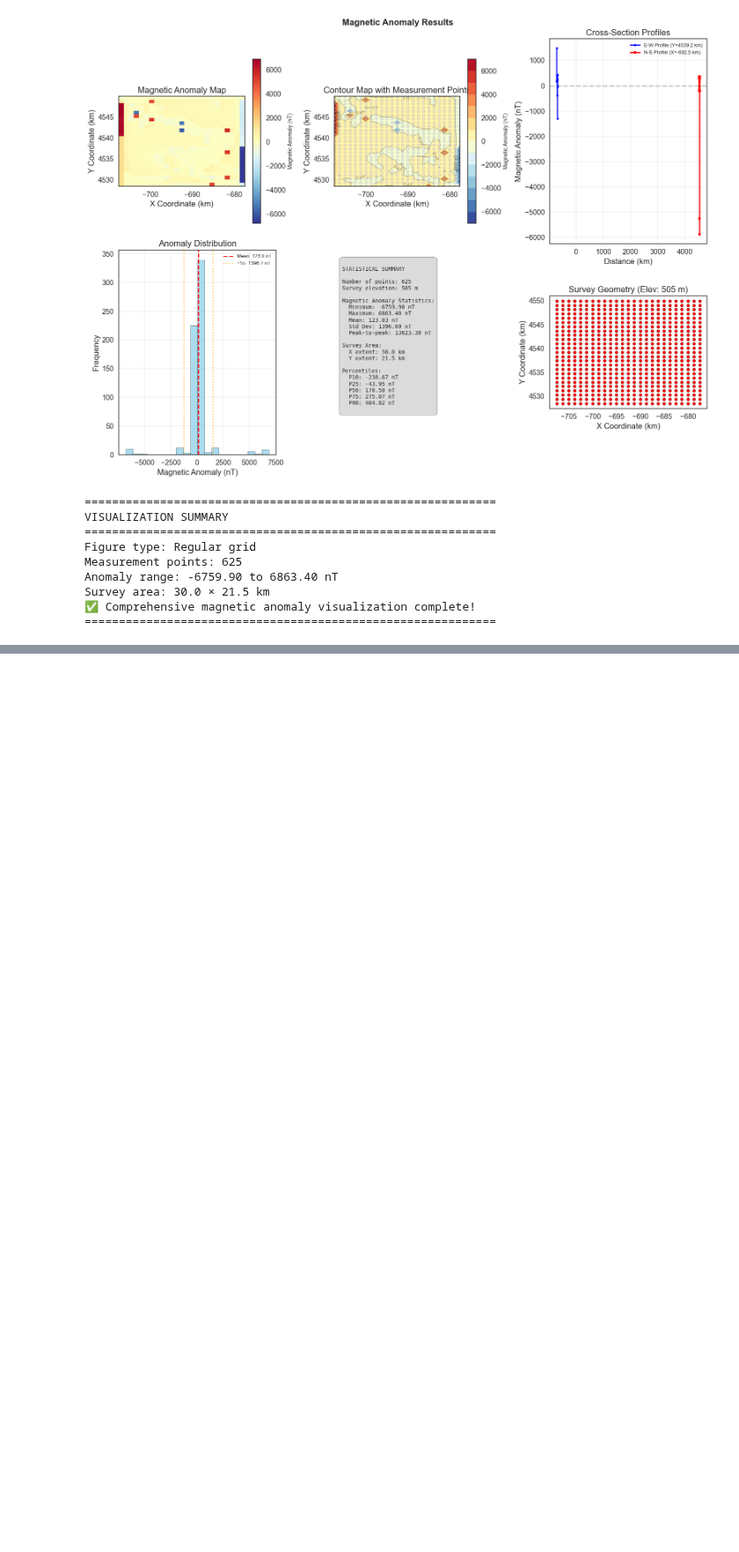
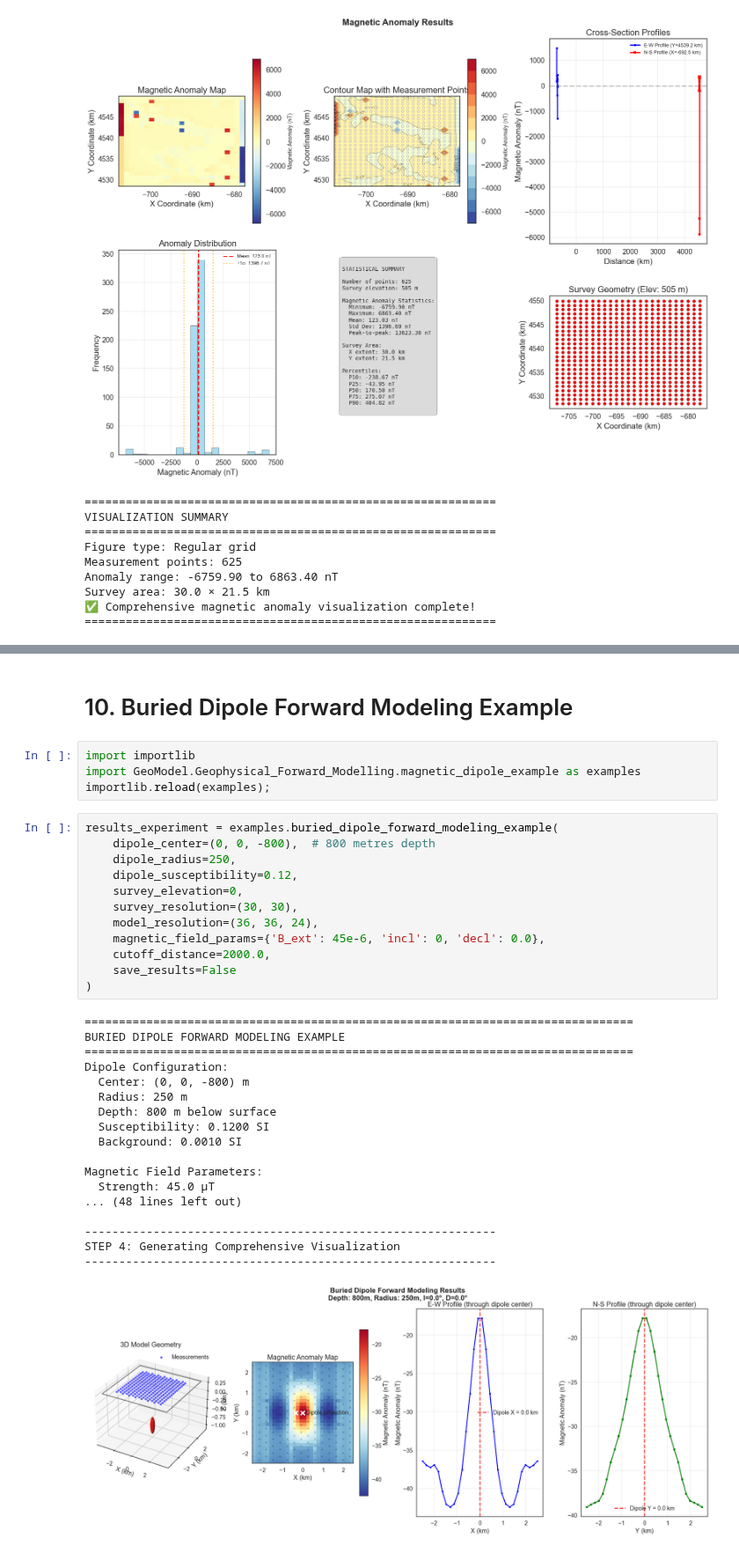
Before and after one commit to terranigma-solutions/Mineye-Terranigma, a Jupyter notebook: GeoModel/Geophysical_Forward_Modelling/forward_modelling_magnetics.ipynb, the cells around one changed output, grey strips where cells are left out. Shown at 88% size. Saved outputs shown, nothing was run; the diff lists cells and outputs as text; blank space fills up the shorter version.

Commit message:
Created consistend simple magnetic dipole example.

```diff
--- a/GeoModel/Geophysical_Forward_Modelling/forward_modelling_magnetics.ipynb
+++ b/GeoModel/Geophysical_Forward_Modelling/forward_modelling_magnetics.ipynb
@@ -716,0 +260,37 @@ Visualizing model...
+# %% [markdown]
+# 10. Buried Dipole Forward Modeling Example
+# %%
+import importlib
+import GeoModel.Geophysical_Forward_Modelling.magnetic_dipole_example as examples
+importlib.reload(examples);
+# %%
+results_experiment = examples.buried_dipole_forward_modeling_example(
+    dipole_center=(0, 0, -800),  # 800 metres depth
+    dipole_radius=250,
+    dipole_susceptibility=0.12,
+    survey_elevation=0,
+    survey_resolution=(30, 30),
+    model_resolution=(36, 36, 24),
+    magnetic_field_params={'B_ext': 45e-6, 'incl': 0, 'decl': 0.0},
+    cutoff_distance=2000.0,
+    save_results=False
+)
+# %% [output]
+================================================================================
+BURIED DIPOLE FORWARD MODELING EXAMPLE
+================================================================================
+Dipole Configuration:
+  Center: (0, 0, -800) m
+  Radius: 250 m
+  Depth: 800 m below surface
+  Susceptibility: 0.1200 SI
+  Background: 0.0010 SI
+
+Magnetic Field Parameters:
+  Strength: 45.0 µT
+... (48 lines left out)
+
+------------------------------------------------------------
+STEP 4: Generating Comprehensive Visualization
+------------------------------------------------------------
+[figure, added]
```
Also changed, not shown: parts of 15 cells of this notebook, 1 other file.
